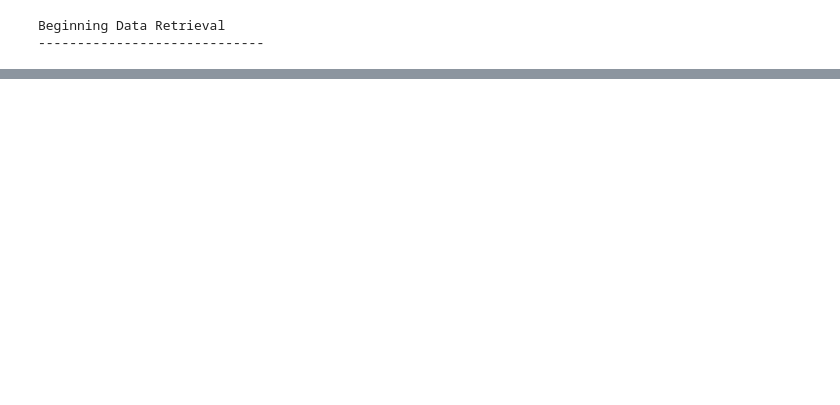
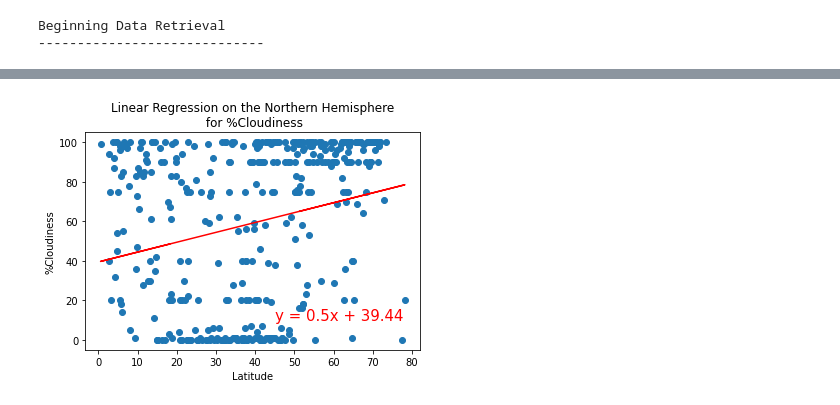
Before and after one commit to vedikanigam/World_Weather_Analysis, a Jupyter notebook: WeatherPy.ipynb, the cells around one changed output, grey strips where cells are left out. Saved outputs shown, nothing was run; the diff lists cells and outputs as text; code cells hidden in the pictures; blank space fills up the shorter version.

```diff
--- a/WeatherPy.ipynb
+++ b/WeatherPy.ipynb
@@ -387,0 +346,9 @@ plot_linear_regression(x_values, y_values,
+# %%
+# Linear regression on the Northern Hemisphere
+x_values = north_hemi_df["Lat"]
+y_values = north_hemi_df["Cloudiness"]
+# Call the function.
+plot_linear_regression(x_values, y_values,
+                       'Linear Regression on the Northern Hemisphere\n for %Cloudiness', '%Cloudiness',(45,10))
+# %% [output]
+[figure, added]
```
Also changed, not shown: parts of 36 cells of this notebook, 6 other files.
